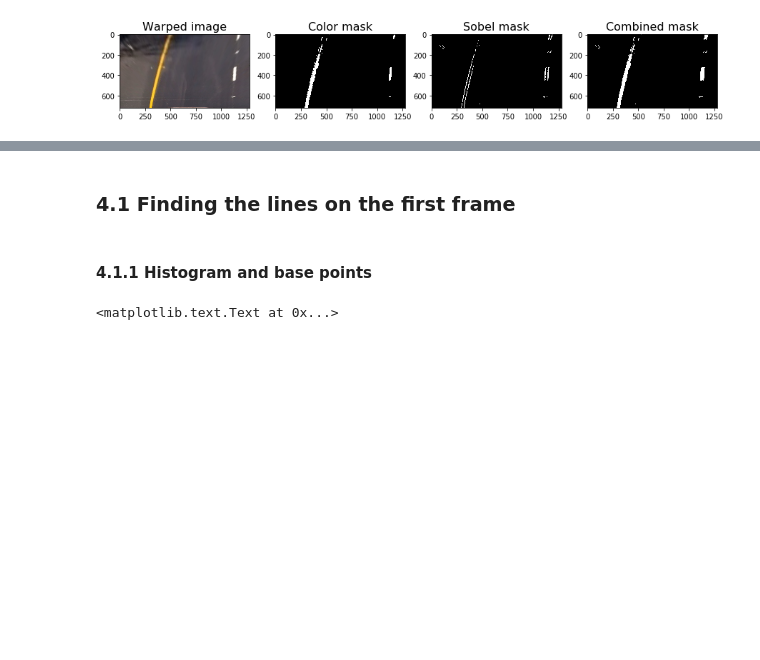
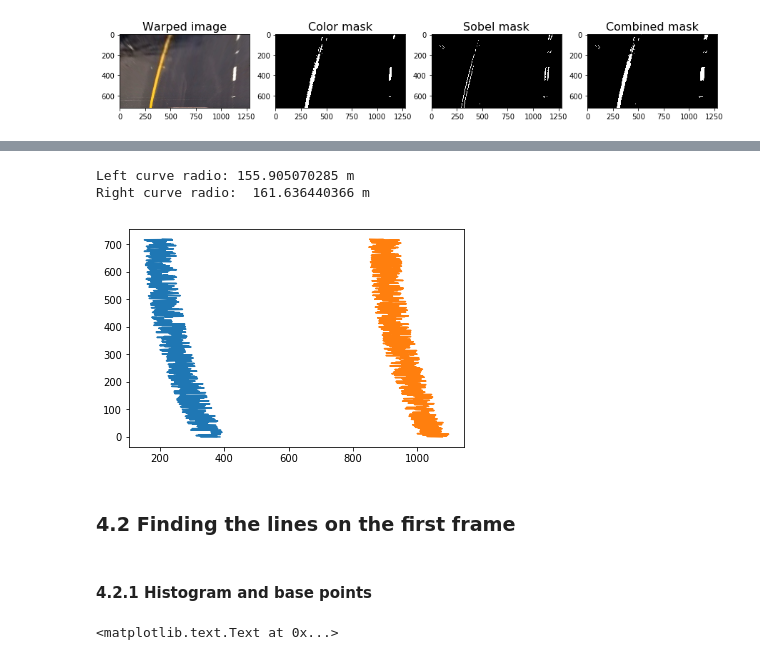
Before and after one commit to edgarcgarzon/CarND-Advanced-Lane-Lines-P4, a Jupyter notebook: AdvancedLaneLines.ipynb, the cells around one changed output, grey strips where cells are left out. Saved outputs shown, nothing was run; the diff lists cells and outputs as text; code cells hidden in the pictures; blank space fills up the shorter version.

```diff
--- a/AdvancedLaneLines.ipynb
+++ b/AdvancedLaneLines.ipynb
@@ -374,7 +435,16 @@ for img in imgs:
+# %%
+left_curverad = curvMeasuring(ploty, leftx)
+right_curverad = curvMeasuring(ploty, rightx)
+
+print("Left curve radio:", left_curverad, 'm', "\nRight curve radio: ", right_curverad, 'm')
+# %% [output]
+Left curve radio: 155.905070285 m
+Right curve radio:  161.636440366 m
+[figure, added]
 # %% [markdown]
-### 4.1 Finding the lines on the first frame
+### 4.2 Finding the lines on the first frame
 # %% [markdown]
-#### 4.1.1 Histogram and base points
+#### 4.2.1 Histogram and base points
 # %%
 PLOT = 1
 
```
Also changed, not shown: parts of 13 cells of this notebook.
